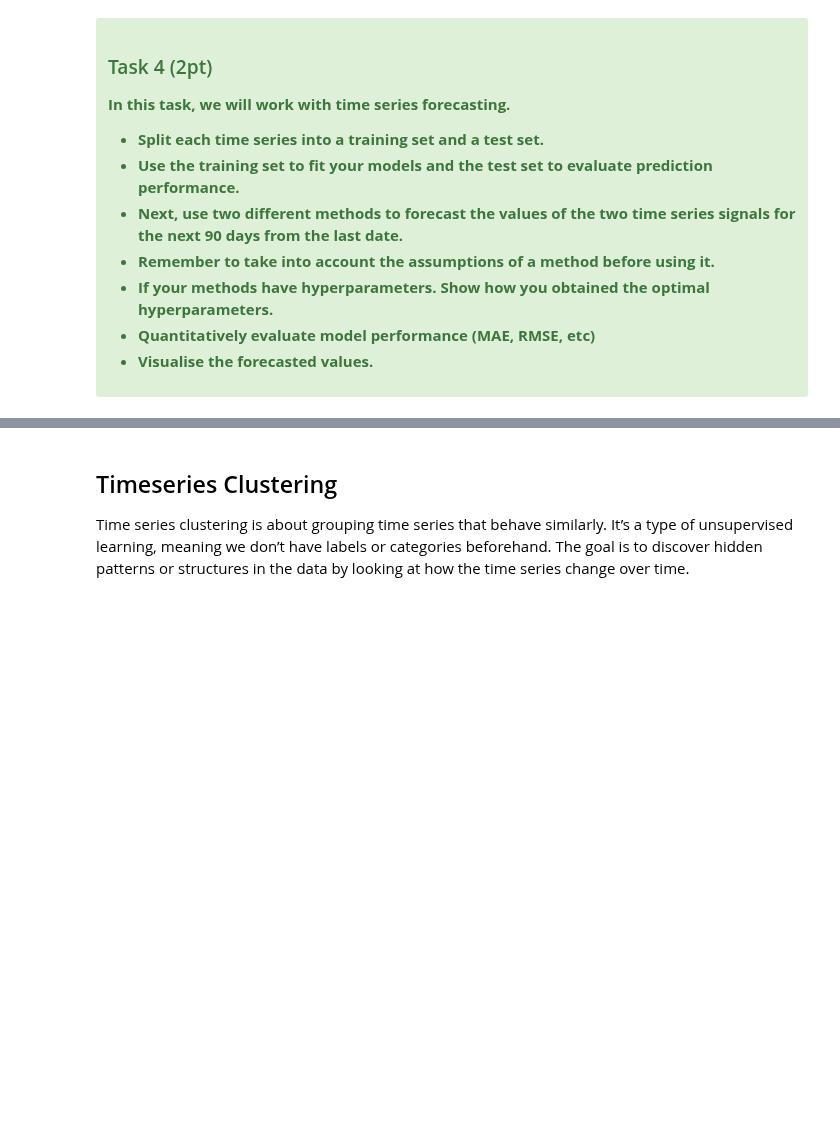
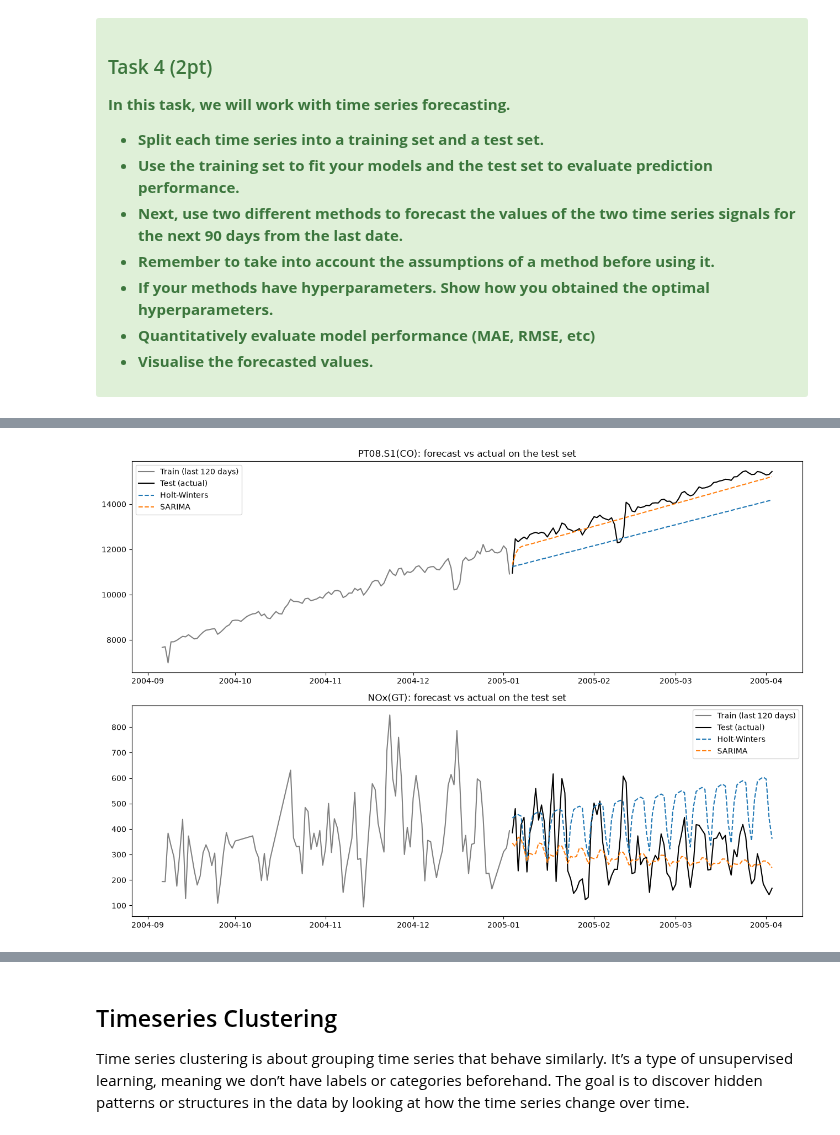
Before and after one commit to Masters-Halmstad/Data-Mining-DT8013, a Jupyter notebook: Lab#4_time_series/lab_timeseries_analysis.ipynb, the cells around one changed output, grey strips where cells are left out. Saved outputs shown, nothing was run; the diff lists cells and outputs as text; code cells hidden in the pictures; blank space fills up the shorter version.

```diff
--- a/Lab#4_time_series/lab_timeseries_analysis.ipynb
+++ b/Lab#4_time_series/lab_timeseries_analysis.ipynb
@@ -471,3 +471,21 @@ In this task, we will work with time series forecasting.
  </div>
 # %%
 ## YOUR CODE HERE
+# 1. Setup and data split
+import itertools, warnings
+from statsmodels.tsa.holtwinters import ExponentialSmoothing
+from statsmodels.tsa.statespace.sarimax import SARIMAX
+
+H = 90   # test size + forcast period
+
+co      = air_daily['PT08.S1(CO)']
+nox     = air_daily['NOx(GT)']
+nox_log = np.log(nox)
+
+# chronological split: last 90 days = test
+co_train,  co_test  = co.iloc[:-H],  co.iloc[-H:]
+nox_train, nox_test = nox.iloc[:-H], nox.iloc[-H:]
+nox_log_train       = nox_log.iloc[:-H]
+
+print("Train:", co_train.index[0].date(), "->", co_train.index[-1].date(), f"({len(co_train)} days)")
+print("Test :", co_test.index[0].date(),  "->", co_test.index[-1].date(),  f"({len(co_test)} days)")
@@ -473,0 +606,9 @@ In this task, we will work with time series forecasting.
+# %%
+# 4.2. Fitting Sarima model
+sar_co_cfg  = sar_co_tab.loc[0,  ['p', 'q', 'P', 'Q', 'trend']].tolist()
+sar_nox_cfg = sar_nox_tab.loc[0, ['p', 'q', 'P', 'Q', 'trend']].tolist()
+print("CO best  [p,q,P,Q,trend]:", sar_co_cfg)
+print("NOx best [p,q,P,Q,trend]:", sar_nox_cfg)
+
+co_sar_pred  = fit_sarima(co_train, *sar_co_cfg).forecast(H)
+nox_sar_pred = np.exp(fit_sarima(nox_log_train, *sar_nox_cfg).forecast(H))
@@ -473,0 +652,20 @@ In this task, we will work with time series forecasting.
+# %%
+# 6. Plot forecast
+
+fig, axes = plt.subplots(2, 1, figsize=(13, 9))
+
+for ax, name, train, test, hw, sar in [
+    (axes[0], 'PT08.S1(CO)', co_train,  co_test,  co_hw_pred,  co_sar_pred),
+    (axes[1], 'NOx(GT)',     nox_train, nox_test, nox_hw_pred, nox_sar_pred),
+]:
+    ax.plot(train.index[-120:], train.iloc[-120:], label='Train (last 120 days)', color='gray')
+    ax.plot(test.index, test, label='Test (actual)', color='black')
+    ax.plot(test.index, np.asarray(hw),  label='Holt-Winters', linestyle='--')
+    ax.plot(test.index, np.asarray(sar), label='SARIMA',       linestyle='--')
+    ax.set_title(f'{name}: forecast vs actual on the test set')
+    ax.legend()
+
+plt.tight_layout()
+plt.show()
+# %% [output]
+[figure, added]
```
Also changed, not shown: parts of 8 cells of this notebook.
